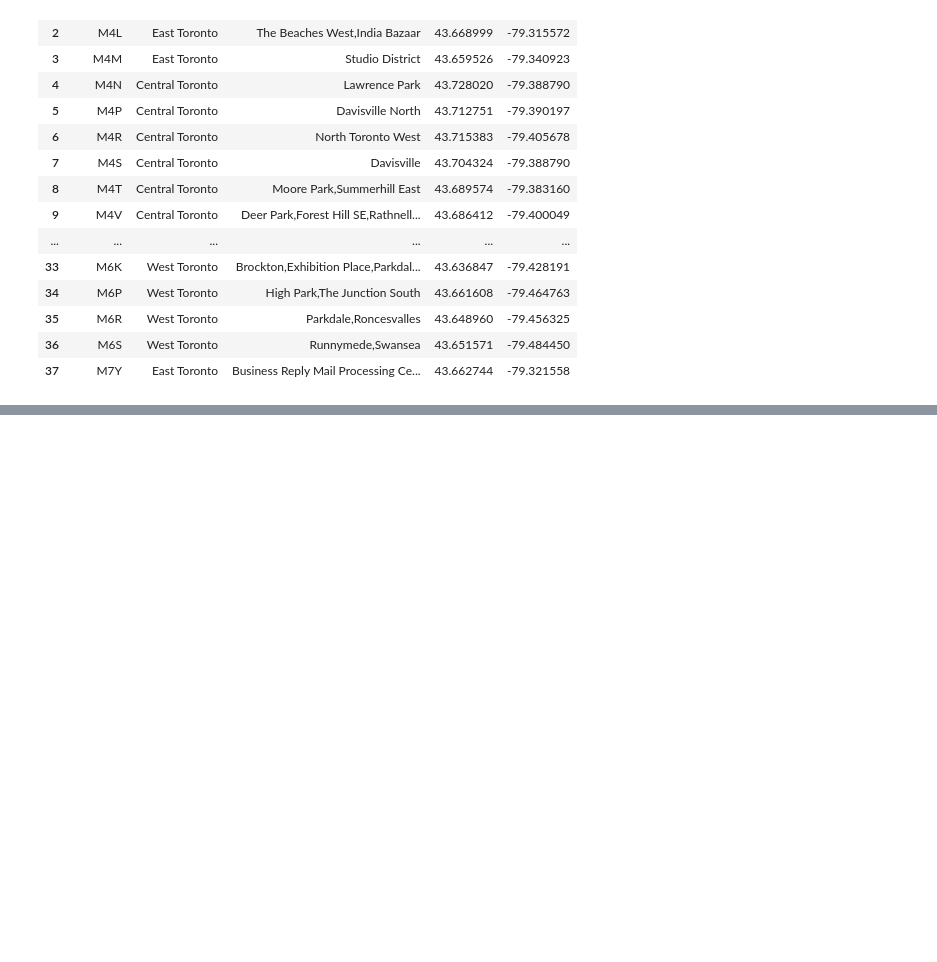
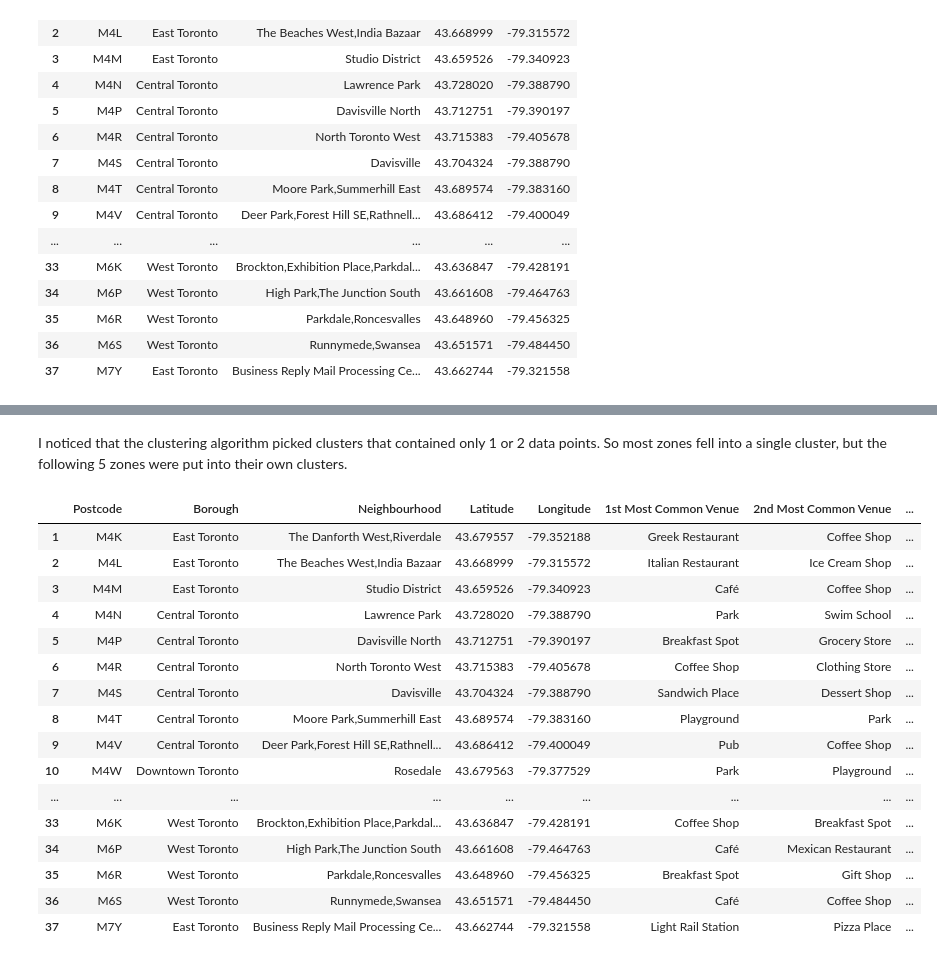
Before and after one commit to mjzalewski/Coursera_Capstone, a Jupyter notebook: Segmenting_Toronto.ipynb, the cells around one changed output, grey strips where cells are left out. Drawn from its saved outputs; the diff is of its cells as text; code cells hidden in the pictures; blank space fills up the shorter version.

```diff
--- a/Segmenting_Toronto.ipynb
+++ b/Segmenting_Toronto.ipynb
@@ -170,0 +409,21 @@ df_toronto
+# %%
+num_top_venues = 10
+
+indicators = ['st', 'nd', 'rd']
+
+# create columns according to number of top venues
+columns = ['Postcode']
+for ind in np.arange(num_top_venues):
+    try:
+        columns.append('{}{} Most Common Venue'.format(ind+1, indicators[ind]))
+    except:
+        columns.append('{}th Most Common Venue'.format(ind+1))
+
+# create a new dataframe
+toronto_venues_sorted = pd.DataFrame(columns=columns)
+toronto_venues_sorted['Postcode'] = toronto_grouped['Postcode']
+
+for ind in np.arange(toronto_grouped.shape[0]):
+    toronto_venues_sorted.iloc[ind, 1:] = return_most_common_venues(toronto_grouped.iloc[ind, :], num_top_venues)
+
+toronto_venues_sorted.head()
@@ -170,0 +453,11 @@ df_toronto
+# %%
+# set number of clusters
+kclusters = 10
+
+toronto_grouped_clustering = toronto_grouped.drop('Postcode', 1)
+
+# run k-means clustering
+kmeans = KMeans(n_clusters=kclusters, random_state=44).fit(toronto_grouped_clustering)
+
+# check cluster labels generated for each row in the dataframe
+kmeans.labels_
@@ -170,0 +469,11 @@ df_toronto
+# %%
+# add clustering labels
+toronto_venues_sorted['Cluster Labels'] = kmeans.labels_
+#toronto_venues_sorted.insert(0, 'Cluster Labels', kmeans.labels_)
+
+toronto_merged = df_toronto
+
+# merge toronto_grouped with toronto_data to add latitude/longitude for each neighborhood
+toronto_merged = toronto_merged.join(toronto_venues_sorted.set_index('Postcode'), on='Postcode')
+
+toronto_merged.head() # check the last columns!
@@ -170,0 +487,22 @@ df_toronto
+# %% [markdown]
+I noticed that the clustering algorithm picked clusters that contained only 1 or 2 data points. So most zones fell into a single cluster, but the following 5 zones were put into their own clusters.
+# %%
+toronto_merged[toronto_merged['Cluster Labels'] != 9]
+# %% [output]
+|  | Postcode | Borough | Neighbourhood | Latitude | Longitude | 1st Most Common Venue | 2nd Most Common Venue | ... |
+| 1 | M4K | East Toronto | The Danforth West,Riverdale | 43.679557 | -79.352188 | Greek Restaurant | Coffee Shop | ... |
+| 2 | M4L | East Toronto | The Beaches West,India Bazaar | 43.668999 | -79.315572 | Italian Restaurant | Ice Cream Shop | ... |
+| 3 | M4M | East Toronto | Studio District | 43.659526 | -79.340923 | Café | Coffee Shop | ... |
+| 4 | M4N | Central Toronto | Lawrence Park | 43.728020 | -79.388790 | Park | Swim School | ... |
+| 5 | M4P | Central Toronto | Davisville North | 43.712751 | -79.390197 | Breakfast Spot | Grocery Store | ... |
+| 6 | M4R | Central Toronto | North Toronto West | 43.715383 | -79.405678 | Coffee Shop | Clothing Store | ... |
+| 7 | M4S | Central Toronto | Davisville | 43.704324 | -79.388790 | Sandwich Place | Dessert Shop | ... |
+| 8 | M4T | Central Toronto | Moore Park,Summerhill East | 43.689574 | -79.383160 | Playground | Park | ... |
+| 9 | M4V | Central Toronto | Deer Park,Forest Hill SE,Rathnell... | 43.686412 | -79.400049 | Pub | Coffee Shop | ... |
+| 10 | M4W | Downtown Toronto | Rosedale | 43.679563 | -79.377529 | Park | Playground | ... |
+| ... | ... | ... | ... | ... | ... | ... | ... | ... |
+| 33 | M6K | West Toronto | Brockton,Exhibition Place,Parkdal... | 43.636847 | -79.428191 | Coffee Shop | Breakfast Spot | ... |
+| 34 | M6P | West Toronto | High Park,The Junction South | 43.661608 | -79.464763 | Café | Mexican Restaurant | ... |
+| 35 | M6R | West Toronto | Parkdale,Roncesvalles | 43.648960 | -79.456325 | Breakfast Spot | Gift Shop | ... |
+| 36 | M6S | West Toronto | Runnymede,Swansea | 43.651571 | -79.484450 | Café | Coffee Shop | ... |
+| 37 | M7Y | East Toronto | Business Reply Mail Processing Ce... | 43.662744 | -79.321558 | Light Rail Station | Pizza Place | ... |
```
Also changed, not shown: parts of 40 cells of this notebook.
